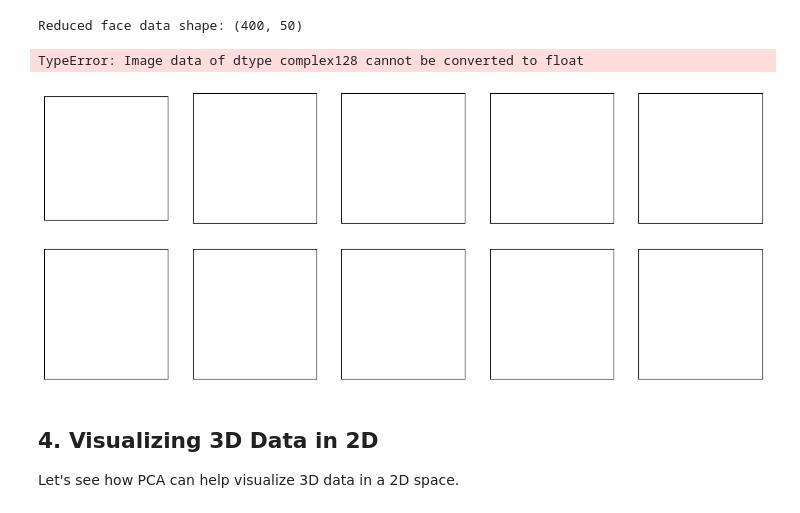
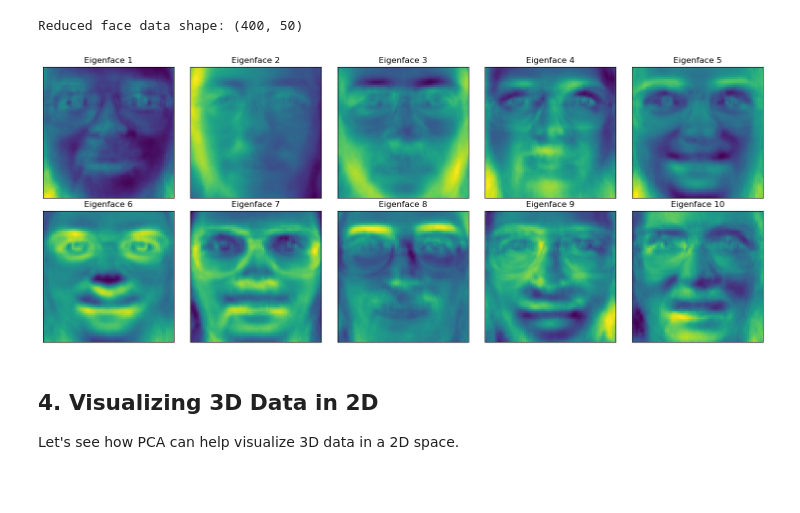
Before and after one commit to GunDalf101/ML_from_scratch, a Jupyter notebook: pca/demo.ipynb, the cells around one changed output. Saved outputs shown, nothing was run; the diff lists cells and outputs as text; code cells hidden in the pictures; blank space fills up the shorter version.

```diff
--- a/pca/demo.ipynb
+++ b/pca/demo.ipynb
@@ -151,17 +151,15 @@ print(f"Reduced face data shape: {X_faces_pca.shape}")
 # %% [output]
 Reduced face data shape: (400, 50)
 # %%
-# Visualize eigenfaces (first few principal components)
 fig, axes = plt.subplots(2, 5, figsize=(15, 6),
                          subplot_kw={'xticks':[], 'yticks':[]})
 for i, ax in enumerate(axes.flat):
-    ax.imshow(faces_pca.components[i].reshape(64, 64), cmap='viridis')
+    ax.imshow(faces_pca.components[i].real.reshape(64, 64), cmap='viridis')
     ax.set_title(f'Eigenface {i+1}')
 plt.tight_layout()
 plt.show()
 # %% [output]
-TypeError: Image data of dtype complex128 cannot be converted to float
-[figure, old version]
+[figure, new version]
 # %% [markdown]
 ## 4. Visualizing 3D Data in 2D
 
```
Also changed, not shown: parts of 1 cell of this notebook.
